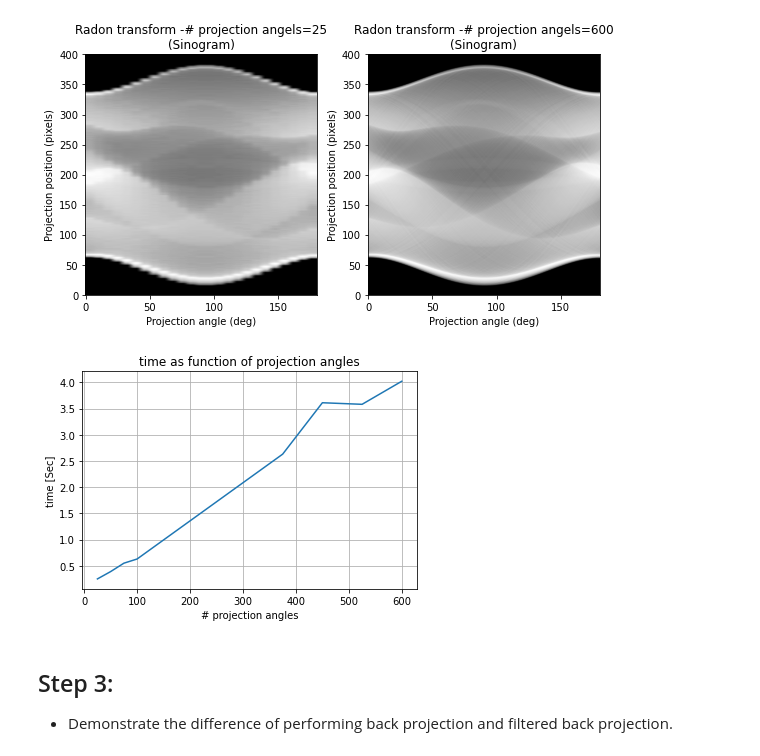
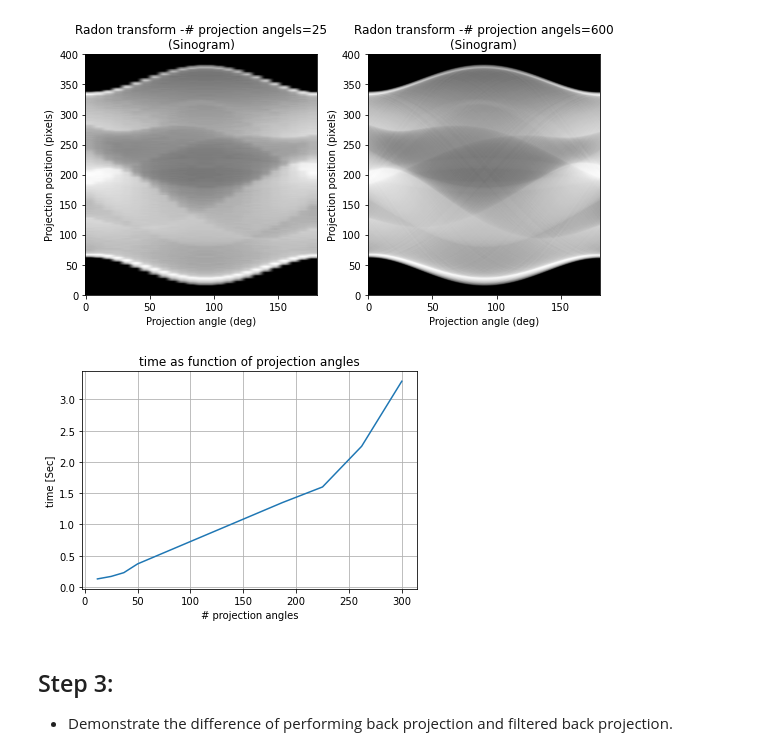
Before and after one commit to livneor207/helfcare, a Jupyter notebook: HW1/HW1_Notebook.ipynb, the cells around one changed output. Cells and saved outputs as stored; diff of their text form; code cells hidden in the pictures.

```diff
--- a/HW1/HW1_Notebook.ipynb
+++ b/HW1/HW1_Notebook.ipynb
@@ -107,16 +107,36 @@ plt.show()
 # %% [output]
 [figure]
 # %%
+time_list = []
+amount_of_projection_angles_list = []
+for figure_idx in range(0,8):
+    # define amount_of_projection_angles
+    if figure_idx<4:
+        amount_of_projection_angles =  int(0.25*(figure_idx+1)*(max(image.shape)/8))
+    else:
+        amount_of_projection_angles =  int(0.75*(figure_idx+1)*(max(image.shape)//8))
+    amount_of_projection_angles_list.append(amount_of_projection_angles)
+
+    # create the sinogram (document how long it took)
+    theta = np.linspace(0., 180., amount_of_projection_angles, endpoint=False)
+    t1 = time.time()
+    sinogram = radon(image, theta=theta)
+    radon_time  =  np.round(time.time()-t1,2)
+    time_list.append(radon_time)
+
+
+
+
 # Discuess change in run time according to number of projection angles
 plt.figure()
 plt.plot(amount_of_projection_angles_list, time_list)
 plt.xlabel('# projection angles')
 plt.ylabel('time [Sec]')
 plt.grid()
 plt.title('time as function of projection angles')
 plt.show()
 # %% [output]
-[figure, old version]
+[figure, new version]
 # %% [markdown]
 ## Step 3:
 * Demonstrate the difference of performing back projection and filtered back projection.
```
Also changed, not shown: parts of 6 cells of this notebook, 2 other files.
